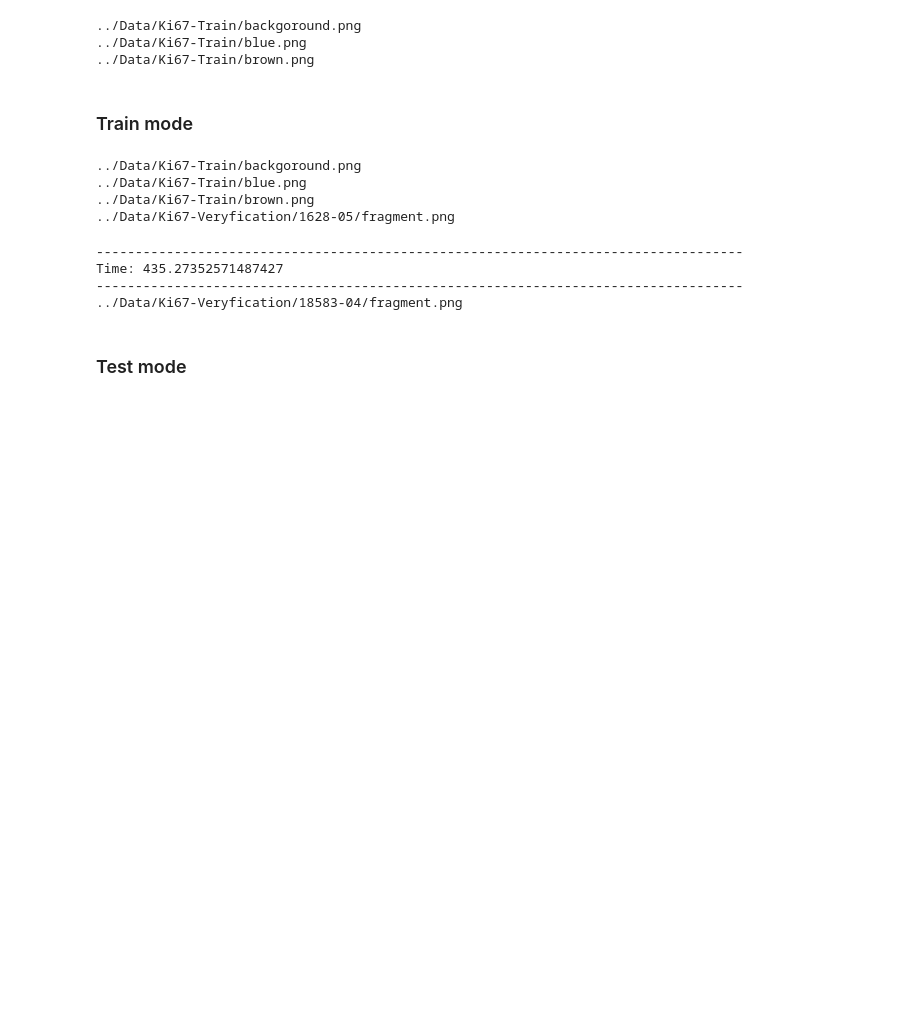
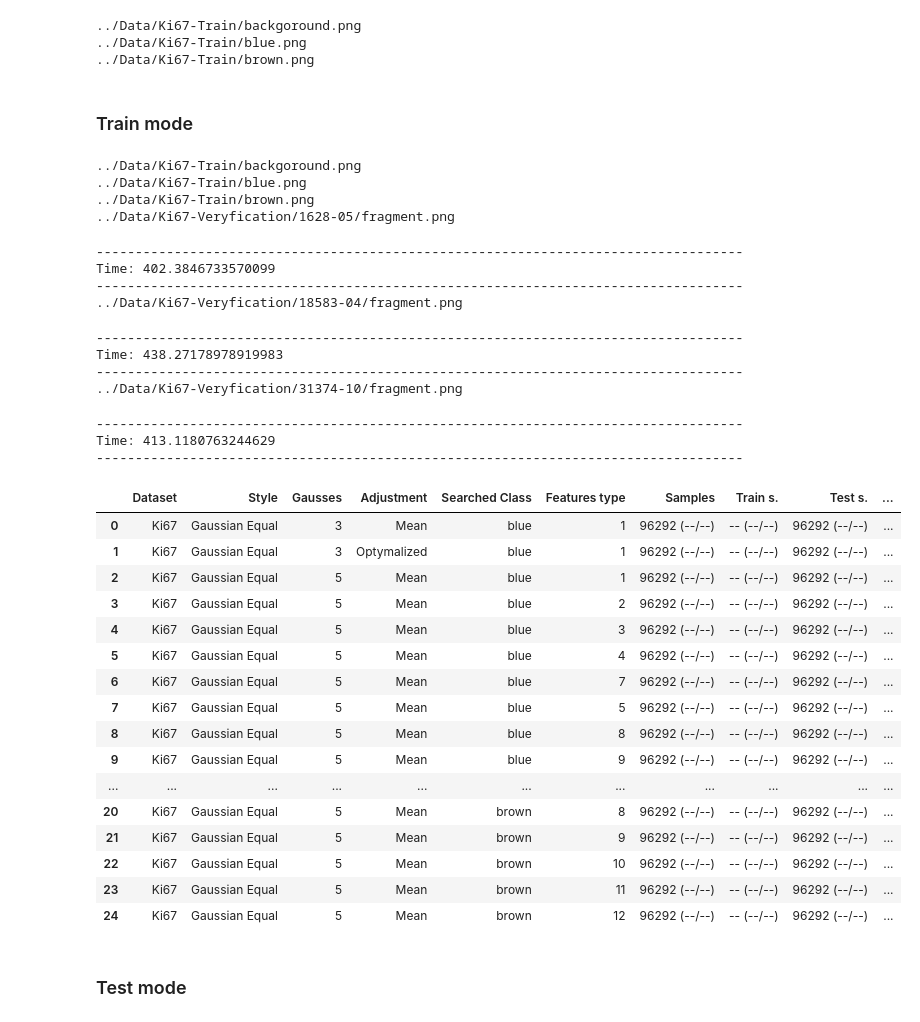
Before and after one commit to AdamDlubak/Ki67, a Jupyter notebook: Test - Ki67/Image Worker-Type_of_Feature.ipynb, the cells around one changed output. Drawn from its saved outputs; the diff is of its cells as text; code cells hidden in the pictures; blank space fills up the shorter version.

```diff
--- a/Test - Ki67/Image Worker-Type_of_Feature.ipynb
+++ b/Test - Ki67/Image Worker-Type_of_Feature.ipynb
@@ -117,7 +117,7 @@ for cell_type in ["brown"]:
     generalSettings.style = "Gaussian Equal"
     generalSettings.adjustment_value = -1
     generalSettings.class_1 = cell_type
-    generalSettings.features_type = 11
+    generalSettings.features_type = 12
     settings = Settings(generalSettings)
 
     # Generate Rules
@@ -129,34 +129,58 @@ for cell_type in ["brown"]:
 
     # Validate Results
     for file_name in ["1628-05", "18583-04", "31374-10",]:
         generalSettings.file_name = file_name
         settings = Settings(generalSettings)
         loadImage = LoadImage()
         samples_stats, train_stats, test_stats, train_samples = loadImage.worker(settings, test_mode = -1)
 
         ki67Test = Ki67(settings, settings.s_function_width, False)
         ki67Test.noOptymalizationWorker(settings)
 
         if file_name == "1628-05":
             recall_1 = validateResults(settings.file_name, 85, 449, 172, 533, False)
         elif file_name == "18583-04":
             recall_2 = validateResults(settings.file_name, 1732, 2011, 583, 995, False)
         else:
             recall_3 = validateResults(settings.file_name, 432, 794, 300, 566, False)
     avg_recall = (recall_1 + recall_2 + recall_3) / 3
     helper = Helper()
 
     fuzzification_data = ["Ki67", settings.style, settings.gausses, settings.adjustment, settings.class_1, settings.features_type, samples_stats, train_stats, test_stats, changed_decisions, round(changed_decisions / train_samples, 2), implicants_number, settings.feature_numbers, features_number_after_reduct, recall_1, recall_2, recall_3, avg_recall, execution_time]
     helper.saveFuzzificationStatsKi67(fuzzification_data)
 # %% [output]
 ../Data/Ki67-Train/backgoround.png
 ../Data/Ki67-Train/blue.png
 ../Data/Ki67-Train/brown.png
 ../Data/Ki67-Veryfication/1628-05/fragment.png
 -----------------------------------------------------------------------------------
-Time: 435.27352571487427
+Time: 402.3846733570099
 -----------------------------------------------------------------------------------
 ../Data/Ki67-Veryfication/18583-04/fragment.png
+-----------------------------------------------------------------------------------
+Time: 438.27178978919983
+-----------------------------------------------------------------------------------
+../Data/Ki67-Veryfication/31374-10/fragment.png
+-----------------------------------------------------------------------------------
+Time: 413.1180763244629
+-----------------------------------------------------------------------------------
+|  | Dataset | Style | Gausses | Adjustment | Searched Class | Features type | Samples | Train s. | Test s. | ... |
+| 0 | Ki67 | Gaussian Equal | 3 | Mean | blue | 1 | 96292 (--/--) | -- (--/--) | 96292 (--/--) | ... |
+| 1 | Ki67 | Gaussian Equal | 3 | Optymalized | blue | 1 | 96292 (--/--) | -- (--/--) | 96292 (--/--) | ... |
+| 2 | Ki67 | Gaussian Equal | 5 | Mean | blue | 1 | 96292 (--/--) | -- (--/--) | 96292 (--/--) | ... |
+| 3 | Ki67 | Gaussian Equal | 5 | Mean | blue | 2 | 96292 (--/--) | -- (--/--) | 96292 (--/--) | ... |
+| 4 | Ki67 | Gaussian Equal | 5 | Mean | blue | 3 | 96292 (--/--) | -- (--/--) | 96292 (--/--) | ... |
+| 5 | Ki67 | Gaussian Equal | 5 | Mean | blue | 4 | 96292 (--/--) | -- (--/--) | 96292 (--/--) | ... |
+| 6 | Ki67 | Gaussian Equal | 5 | Mean | blue | 7 | 96292 (--/--) | -- (--/--) | 96292 (--/--) | ... |
+| 7 | Ki67 | Gaussian Equal | 5 | Mean | blue | 5 | 96292 (--/--) | -- (--/--) | 96292 (--/--) | ... |
+| 8 | Ki67 | Gaussian Equal | 5 | Mean | blue | 8 | 96292 (--/--) | -- (--/--) | 96292 (--/--) | ... |
+| 9 | Ki67 | Gaussian Equal | 5 | Mean | blue | 9 | 96292 (--/--) | -- (--/--) | 96292 (--/--) | ... |
+| ... | ... | ... | ... | ... | ... | ... | ... | ... | ... | ... |
+| 20 | Ki67 | Gaussian Equal | 5 | Mean | brown | 8 | 96292 (--/--) | -- (--/--) | 96292 (--/--) | ... |
+| 21 | Ki67 | Gaussian Equal | 5 | Mean | brown | 9 | 96292 (--/--) | -- (--/--) | 96292 (--/--) | ... |
+| 22 | Ki67 | Gaussian Equal | 5 | Mean | brown | 10 | 96292 (--/--) | -- (--/--) | 96292 (--/--) | ... |
+| 23 | Ki67 | Gaussian Equal | 5 | Mean | brown | 11 | 96292 (--/--) | -- (--/--) | 96292 (--/--) | ... |
+| 24 | Ki67 | Gaussian Equal | 5 | Mean | brown | 12 | 96292 (--/--) | -- (--/--) | 96292 (--/--) | ... |
 # %% [markdown]
 ### Test mode
 # %%
```
Also changed, not shown: 47 other files.
